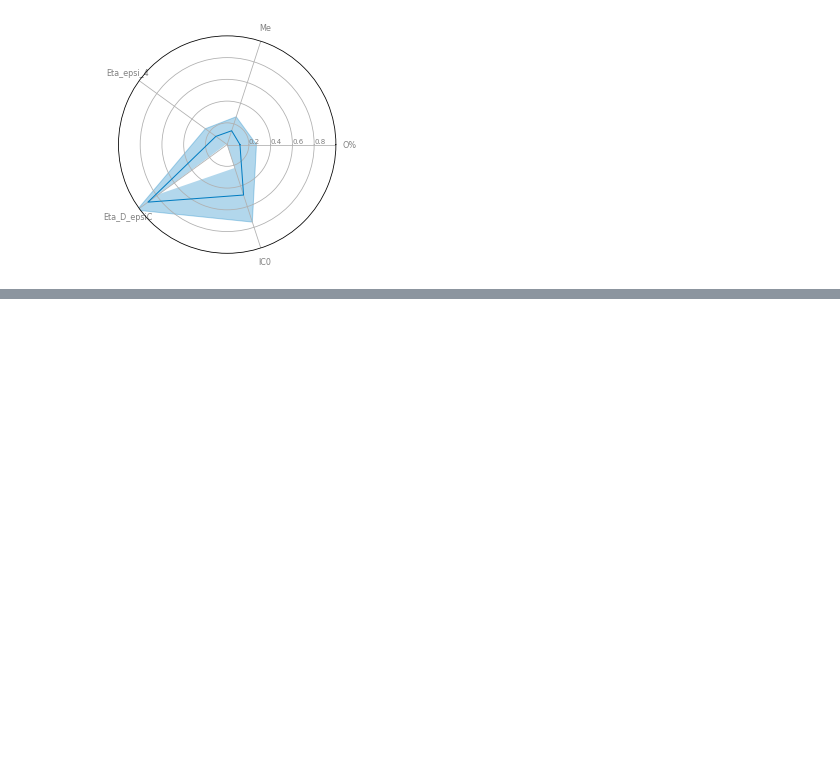
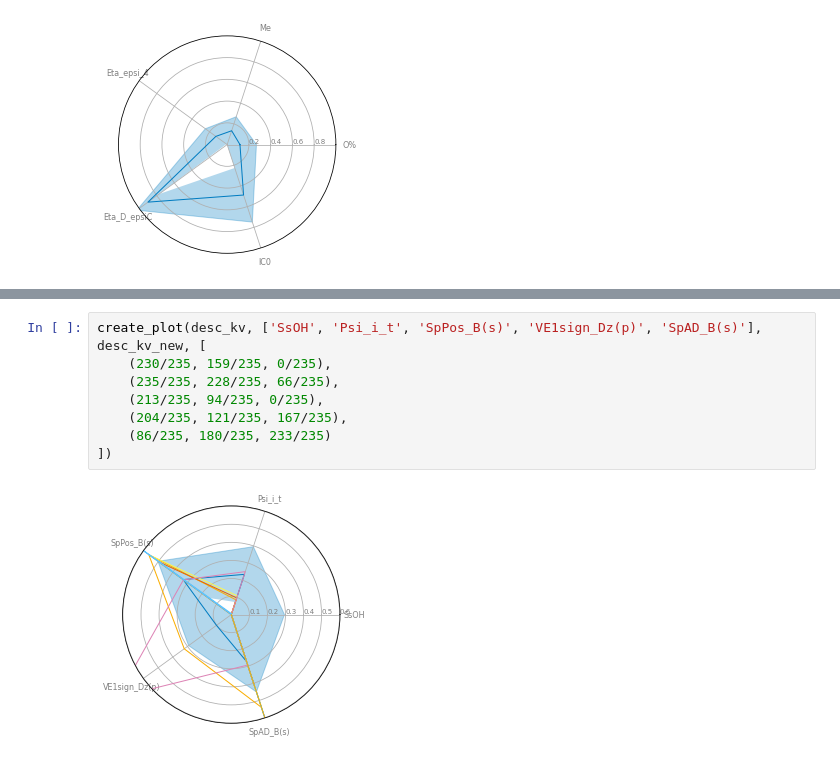
Before and after one commit to ECRL/publication_procedures, a Jupyter notebook: asme2020/radar_plots.ipynb, the cells around one changed output, grey strips where cells are left out. Drawn from its saved outputs; the diff is of its cells as text; blank space fills up the shorter version.

```diff
--- a/asme2020/radar_plots.ipynb
+++ b/asme2020/radar_plots.ipynb
@@ -139,0 +177,10 @@ create_plot(desc_lhv, ['O%', 'Me', 'Eta_epsi_4', 'Eta_D_epsiC', 'IC0'])
+# %%
+create_plot(desc_kv, ['SsOH', 'Psi_i_t', 'SpPos_B(s)', 'VE1sign_Dz(p)', 'SpAD_B(s)'], desc_kv_new, [
+    (230/235, 159/235, 0/235),
+    (235/235, 228/235, 66/235),
+    (213/235, 94/235, 0/235),
+    (204/235, 121/235, 167/235),
+    (86/235, 180/235, 233/235)
+])
+# %% [output]
+[figure, added]
```
Also changed, not shown: parts of 8 cells of this notebook, 2 other files.
